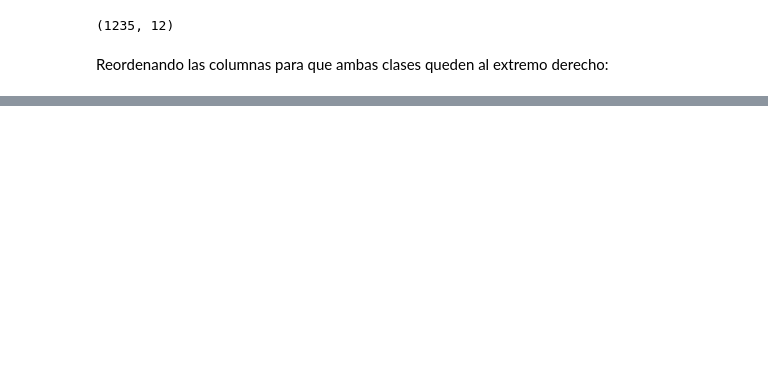
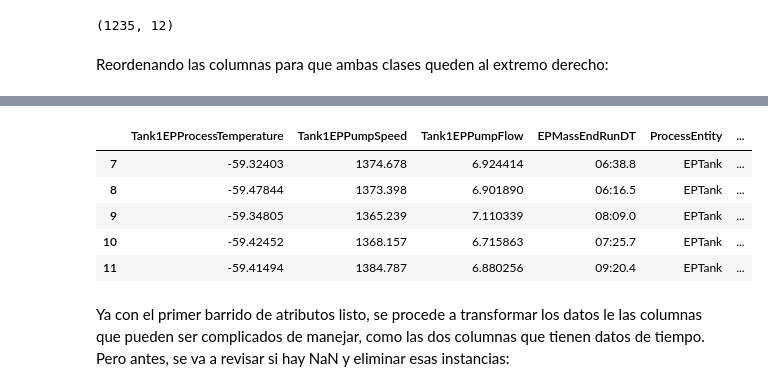
Before and after one commit to YoksanVC/TEC_DataScienceCert, a Jupyter notebook: Module_2_AprendizajeAutomatico/Projecto_Final/Projecto_Final.ipynb, the cells around one changed output, grey strips where cells are left out. Cells and saved outputs as stored; diff of their text form; code cells hidden in the pictures; blank space fills up the shorter version.

```diff
--- a/Module_2_AprendizajeAutomatico/Projecto_Final/Projecto_Final.ipynb
+++ b/Module_2_AprendizajeAutomatico/Projecto_Final/Projecto_Final.ipynb
@@ -124,0 +155,13 @@ dataset_20mm.head()
+# %%
+dataset_20mm = dataset_20mm.drop(columns=['Tank1ResisChk','BatchNo','PartName'])
+# %%
+dataset_20mm.head()
+# %% [output]
+|  | Tank1EPProcessTemperature | Tank1EPPumpSpeed | Tank1EPPumpFlow | EPMassEndRunDT | ProcessEntity | ... |
+| 7 | -59.32403 | 1374.678 | 6.924414 | 06:38.8 | EPTank | ... |
+| 8 | -59.47844 | 1373.398 | 6.901890 | 06:16.5 | EPTank | ... |
+| 9 | -59.34805 | 1365.239 | 7.110339 | 08:09.0 | EPTank | ... |
+| 10 | -59.42452 | 1368.157 | 6.715863 | 07:25.7 | EPTank | ... |
+| 11 | -59.41494 | 1384.787 | 6.880256 | 09:20.4 | EPTank | ... |
+# %% [markdown]
+Ya con el primer barrido de atributos listo, se procede a transformar los datos le las columnas que pueden ser complicados de manejar, como las dos columnas que tienen datos de tiempo. Pero antes, se va a revisar si hay NaN y eliminar esas instancias:
```
Also changed, not shown: parts of 9 cells of this notebook.
